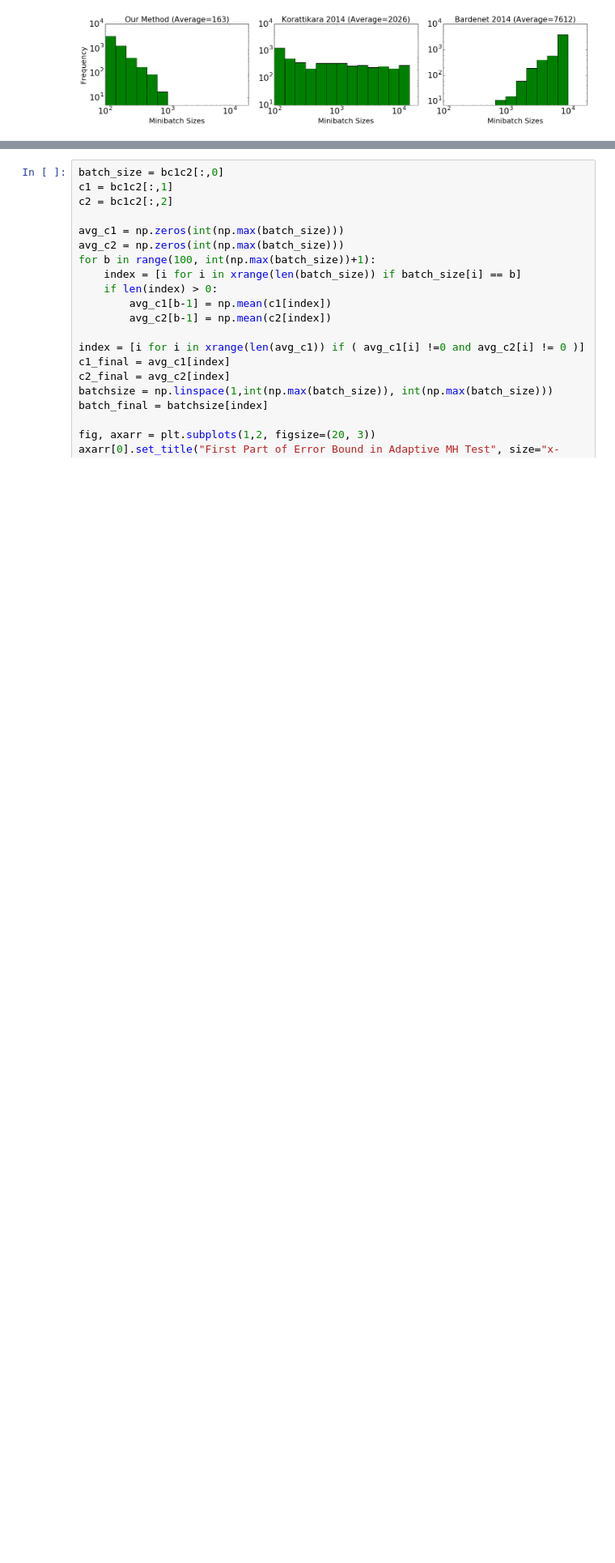
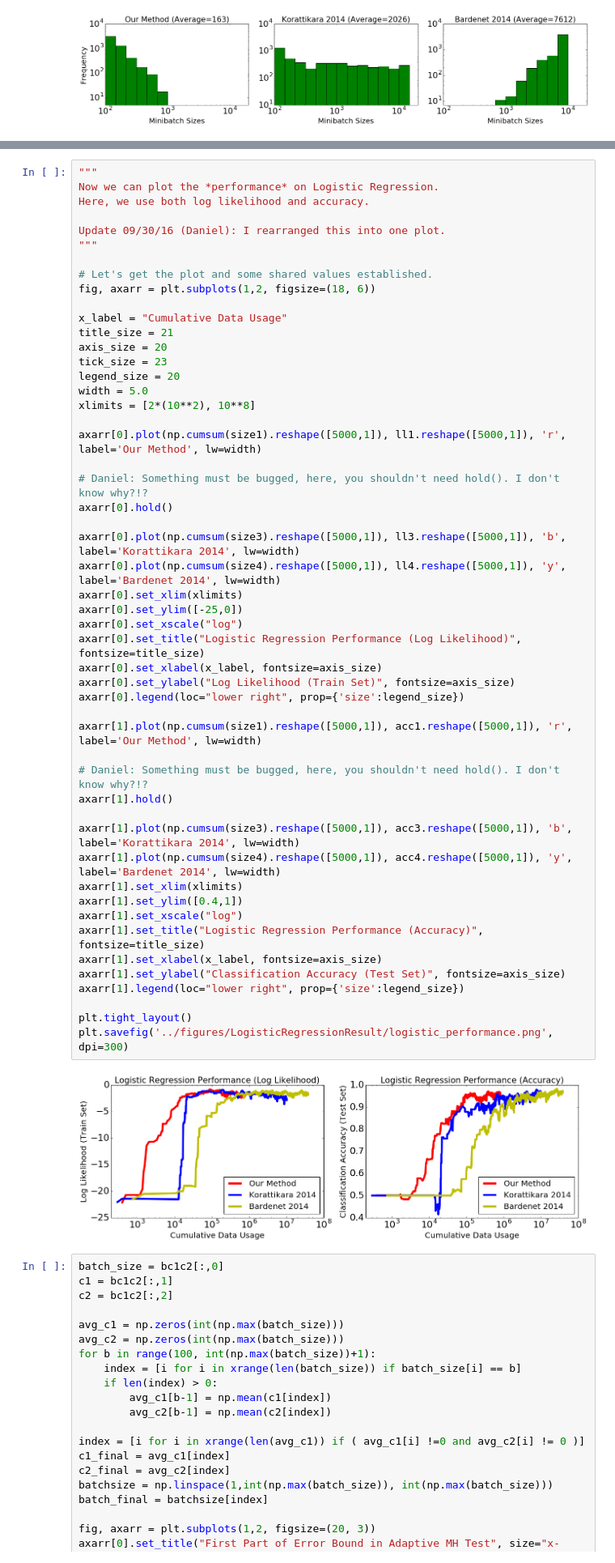
Before and after one commit to DanielTakeshi/New_MH_Test, a Jupyter notebook: code/plot_result_logisticRegression.ipynb, the cells around one changed output, grey strips where cells are left out. Shown at 81% size. Saved outputs shown, nothing was run; the diff lists cells and outputs as text; blank space fills up the shorter version.

Commit message:
Updated Figure with logistic regression curves

```diff
--- a/code/plot_result_logisticRegression.ipynb
+++ b/code/plot_result_logisticRegression.ipynb
@@ -152,3 +118,56 @@ plt.show()
+# %%
+"""
+Now we can plot the *performance* on Logistic Regression.
+Here, we use both log likelihood and accuracy.
+
+Update 09/30/16 (Daniel): I rearranged this into one plot.
+"""
+
+# Let's get the plot and some shared values established.
+fig, axarr = plt.subplots(1,2, figsize=(18, 6))
+
+x_label = "Cumulative Data Usage"
+title_size = 21
+axis_size = 20
+tick_size = 23
+legend_size = 20
+width = 5.0
+xlimits = [2*(10**2), 10**8]
+
+axarr[0].plot(np.cumsum(size1).reshape([5000,1]), ll1.reshape([5000,1]), 'r', label='Our Method', lw=width)
+
+# Daniel: Something must be bugged, here, you shouldn't need hold(). I don't know why?!?
+axarr[0].hold()
+
+axarr[0].plot(np.cumsum(size3).reshape([5000,1]), ll3.reshape([5000,1]), 'b', label='Korattikara 2014', lw=width)
+axarr[0].plot(np.cumsum(size4).reshape([5000,1]), ll4.reshape([5000,1]), 'y', label='Bardenet 2014', lw=width)
+axarr[0].set_xlim(xlimits)
+axarr[0].set_ylim([-25,0])
+axarr[0].set_xscale("log")
+axarr[0].set_title("Logistic Regression Performance (Log Likelihood)", fontsize=title_size)
+axarr[0].set_xlabel(x_label, fontsize=axis_size)
+axarr[0].set_ylabel("Log Likelihood (Train Set)", fontsize=axis_size)
+axarr[0].legend(loc="lower right", prop={'size':legend_size})
+
+axarr[1].plot(np.cumsum(size1).reshape([5000,1]), acc1.reshape([5000,1]), 'r', label='Our Method', lw=width)
+
+# Daniel: Something must be bugged, here, you shouldn't need hold(). I don't know why?!?
+axarr[1].hold()
+
+axarr[1].plot(np.cumsum(size3).reshape([5000,1]), acc3.reshape([5000,1]), 'b', label='Korattikara 2014', lw=width)
+axarr[1].plot(np.cumsum(size4).reshape([5000,1]), acc4.reshape([5000,1]), 'y', label='Bardenet 2014', lw=width)
+axarr[1].set_xlim(xlimits)
+axarr[1].set_ylim([0.4,1])
+axarr[1].set_xscale("log")
+axarr[1].set_title("Logistic Regression Performance (Accuracy)", fontsize=title_size)
+axarr[1].set_xlabel(x_label, fontsize=axis_size)
+axarr[1].set_ylabel("Classification Accuracy (Test Set)", fontsize=axis_size)
+axarr[1].legend(loc="lower right", prop={'size':legend_size})
+
+plt.tight_layout()
+plt.savefig('../figures/LogisticRegressionResult/logistic_performance.png', dpi=300)
+# %% [output]
+[figure, added]
 # %%
 batch_size = bc1c2[:,0]
 c1 = bc1c2[:,1]
```
Also changed, not shown: parts of 3 cells of this notebook, 5 other files.
